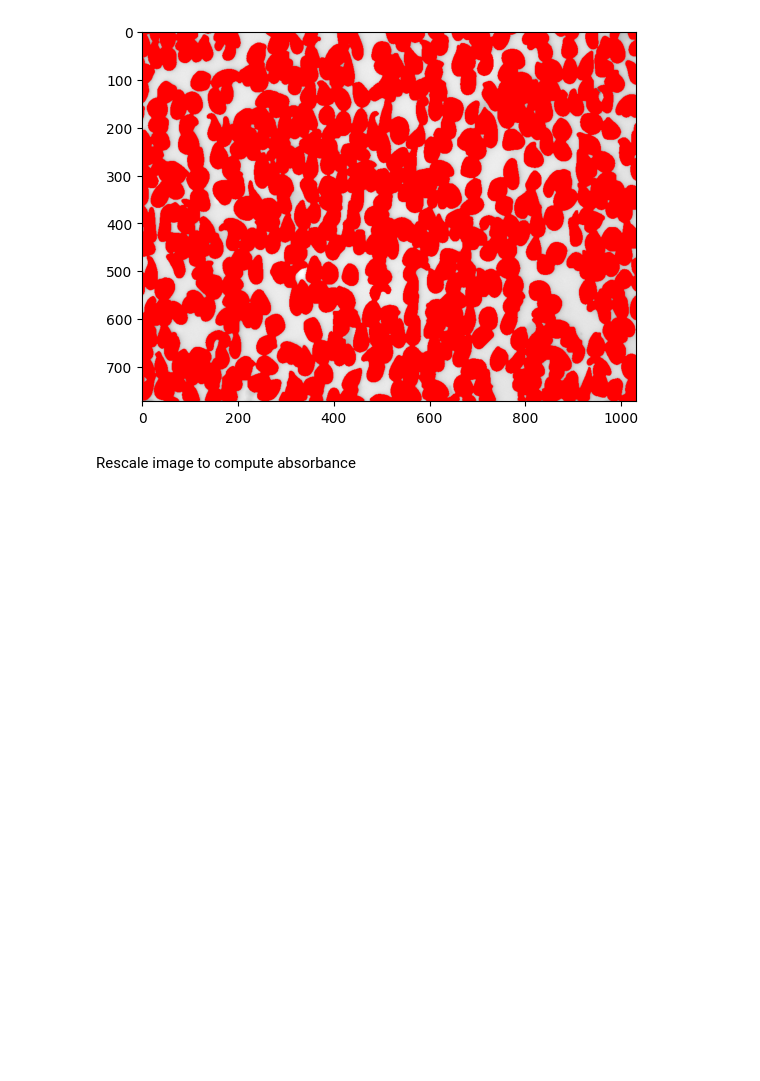
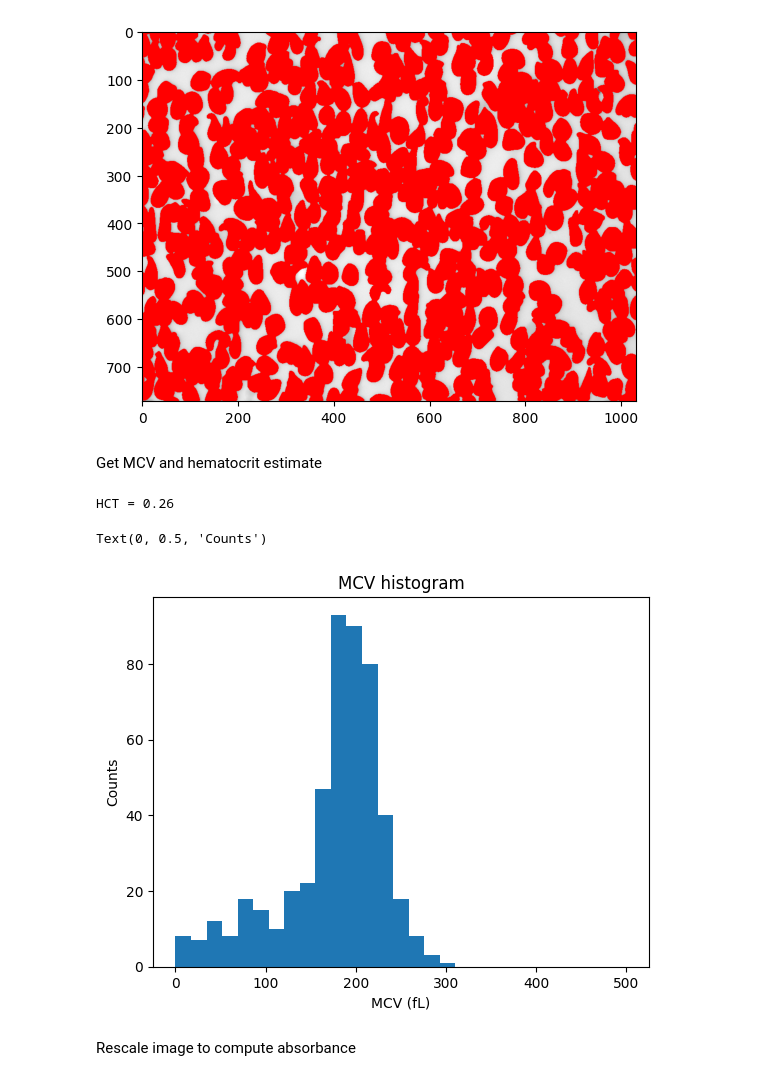
Before and after one commit to czbiohub-sf/lfm-data-utilities, a Jupyter notebook: lfm_data_utilities/mch_quantification/cellpose_sandbox.ipynb, the cells around one changed output. Saved outputs shown, nothing was run; the diff lists cells and outputs as text; code cells hidden in the pictures; blank space fills up the shorter version.

```diff
--- a/lfm_data_utilities/mch_quantification/cellpose_sandbox.ipynb
+++ b/lfm_data_utilities/mch_quantification/cellpose_sandbox.ipynb
@@ -154,6 +160,14 @@ print(f'LEN_PER_PX = {LEN_PER_PX} cm\nAREA_PER_PX = {AREA_PER_PX:.3e} cm^2 \nEPS
 def calc_pg_per_px(absorbance):
     hb_mass = np.multiply(absorbance, AREA_PER_PX  / EPSILON) # pg
     return hb_mass
+
+def calc_hct(mask):
+    cell_pxs = np.sum(masks == 0)
+    bkg_pxs = np.sum(masks != 0)
+    return cell_pxs / (cell_pxs + bkg_pxs)
+
+def calc_vol_fl(mask):
+    return [np.sum(masks == i) * AREA_PER_PX * 5 / 1e-8 for i in range(np.max(masks))] # um^3 = fL
 # %% [output]
 LEN_PER_PX = 1.725e-05 cm
 AREA_PER_PX = 2.976e-10 cm^2
@@ -188,6 +202,23 @@ BKG = 215.1941084485841
 <matplotlib.image.AxesImage at 0x...>
 [figure]
 [figure]
+# %% [markdown]
+Get MCV and hematocrit estimate
+# %%
+hct = calc_hct(masks)
+print(f'HCT = {hct:.2f}')
+
+vols = calc_vol_fl(masks)
+plt.hist(vols, bins = np.linspace(0, 500, 30))
+plt.title("MCV histogram")
+plt.xlabel("MCV (fL)")
+plt.ylabel("Counts")
+
+plt.plot()
+# %% [output]
+HCT = 0.26
+Text(0, 0.5, 'Counts')
+[figure, added]
 # %% [markdown]
 Rescale image to compute absorbance
 # %%
```
Also changed, not shown: parts of 6 cells of this notebook, 1 other file.
